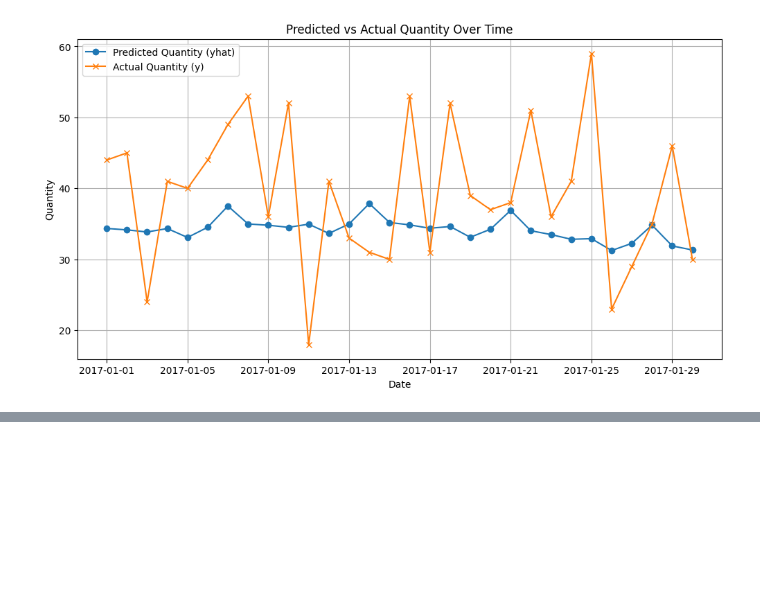
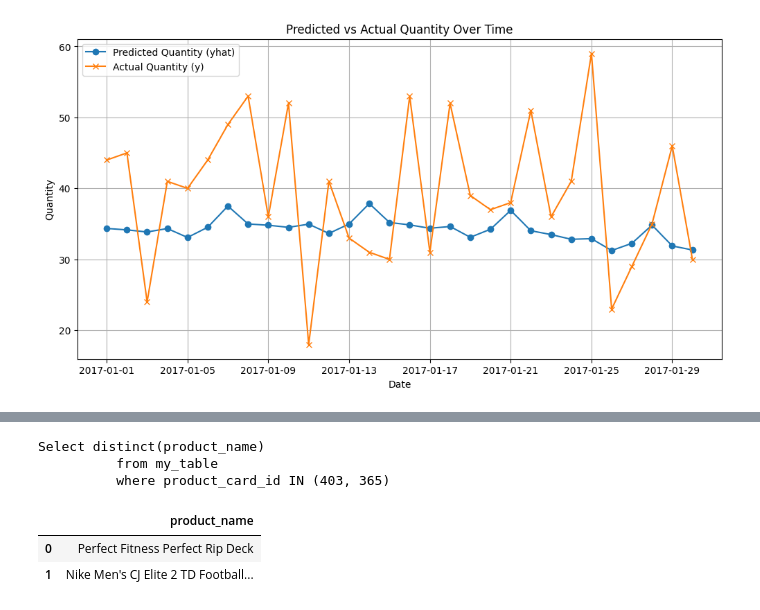
Before and after one commit to SunithAreng/DSS_Project_DataCo, a Jupyter notebook: Cleaner Exploration.ipynb, the cells around one changed output, grey strips where cells are left out. Saved outputs shown, nothing was run; the diff lists cells and outputs as text; code cells hidden in the pictures; blank space fills up the shorter version.

```diff
--- a/Cleaner Exploration.ipynb
+++ b/Cleaner Exploration.ipynb
@@ -244,0 +291,16 @@ plt.show()
+# %%
+fs = frequent_items['itemsets'][18]
+# %%
+query = f"""Select distinct(product_name)
+          from my_table
+          where product_card_id IN ({', '.join(map(str, fs))})
+          """
+print(query)
+spark.sql(query).toPandas()
+# %% [output]
+Select distinct(product_name)
+          from my_table
+          where product_card_id IN (403, 365)
+|  | product_name |
+| 0 | Perfect Fitness Perfect Rip Deck |
+| 1 | Nike Men's CJ Elite 2 TD Football... |
```
Also changed, not shown: parts of 8 cells of this notebook.
